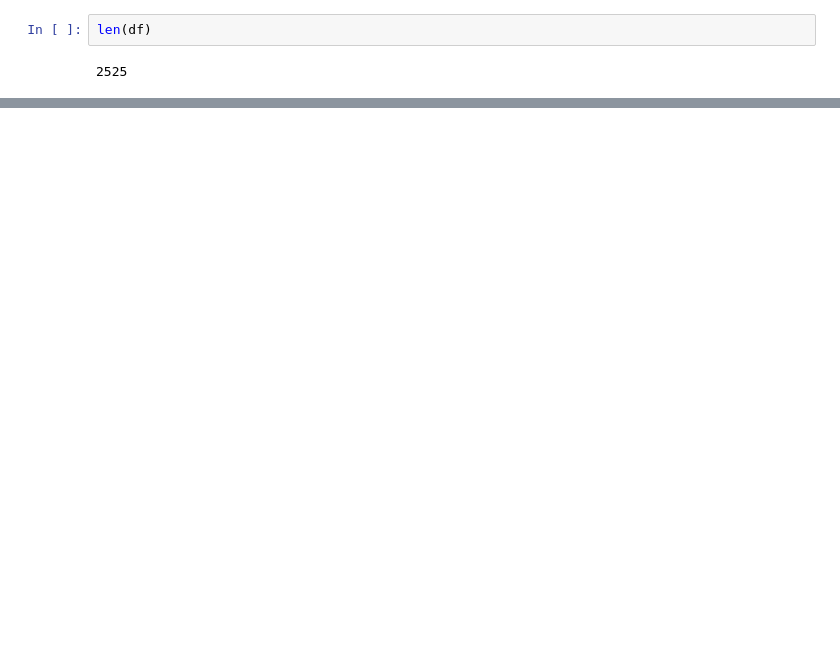
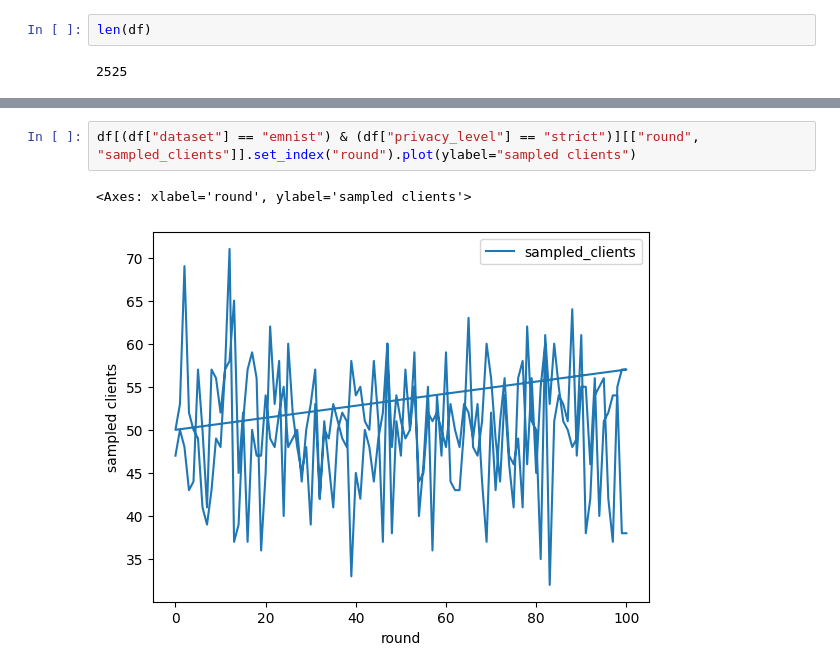
Before and after one commit to luckyos-code/flidp, a Jupyter notebook: src/notebooks/result_evaluation.ipynb, the cells around one changed output, grey strips where cells are left out. Saved outputs shown, nothing was run; the diff lists cells and outputs as text; blank space fills up the shorter version.

```diff
--- a/src/notebooks/result_evaluation.ipynb
+++ b/src/notebooks/result_evaluation.ipynb
@@ -48,0 +70,5 @@ plot_by_privacy(df, "cifar10", True)
+# %%
+df[(df["dataset"] == "emnist") & (df["privacy_level"] == "strict")][["round", "sampled_clients"]].set_index("round").plot(ylabel="sampled clients")
+# %% [output]
+<Axes: xlabel='round', ylabel='sampled clients'>
+[figure, added]
```
Also changed, not shown: parts of 9 cells of this notebook, 8 other files.
